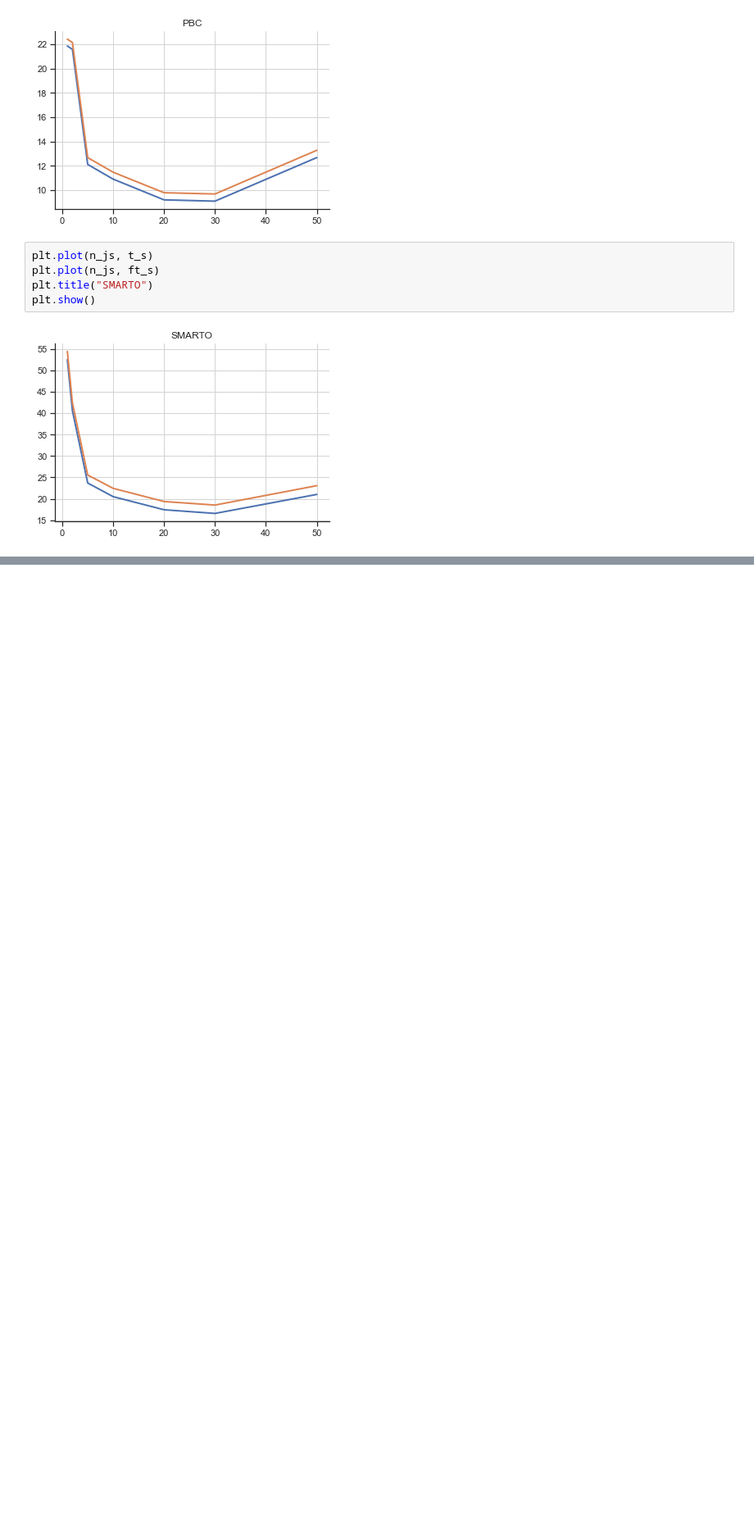
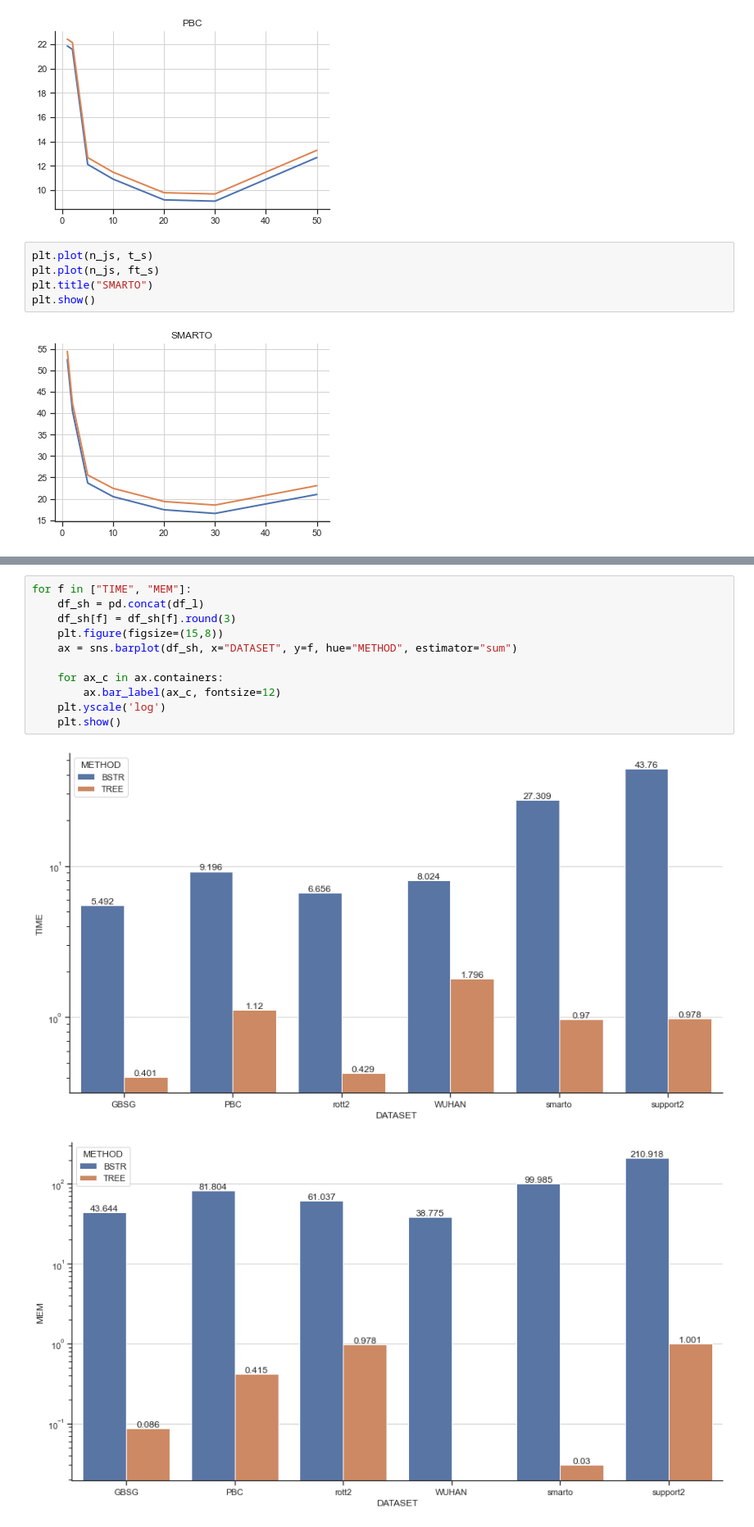
Before and after one commit to iuliivasilev/dev-survivors, a Jupyter notebook: demonstration/Dissertation/Chapter5_Survivors.ipynb, the cells around one changed output, grey strips where cells are left out. Shown: that part at 82% size. Cells and saved outputs as stored; diff of their text form; blank space fills up the shorter version.

```diff
--- a/demonstration/Dissertation/Chapter5_Survivors.ipynb
+++ b/demonstration/Dissertation/Chapter5_Survivors.ipynb
@@ -175,0 +635,14 @@ plt.show()
+# %%
+for f in ["TIME", "MEM"]:
+    df_sh = pd.concat(df_l)
+    df_sh[f] = df_sh[f].round(3)
+    plt.figure(figsize=(15,8))
+    ax = sns.barplot(df_sh, x="DATASET", y=f, hue="METHOD", estimator="sum")
+
+    for ax_c in ax.containers:
+        ax.bar_label(ax_c, fontsize=12)
+    plt.yscale('log')
+    plt.show()
+# %% [output]
+[figure, added]
+[figure, added]
```
Also changed, not shown: parts of 16 cells of this notebook, 1 other file.
